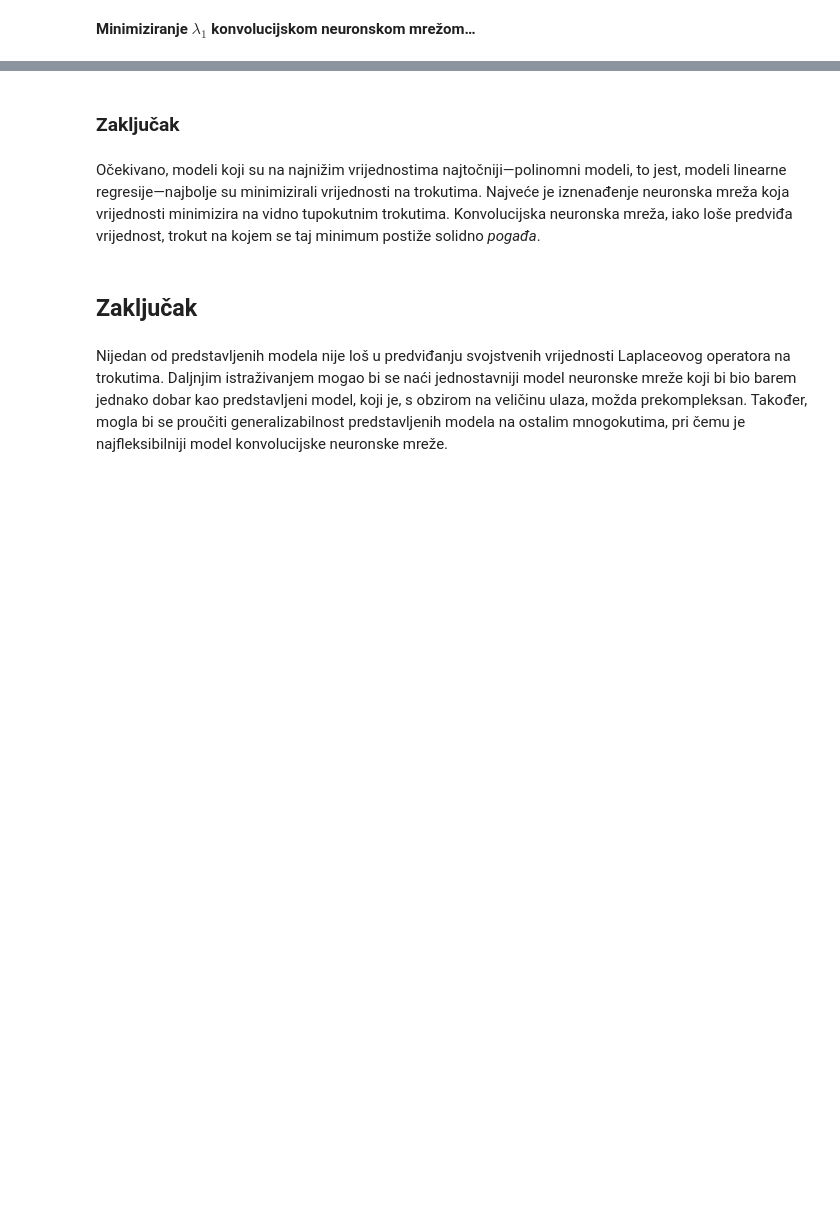
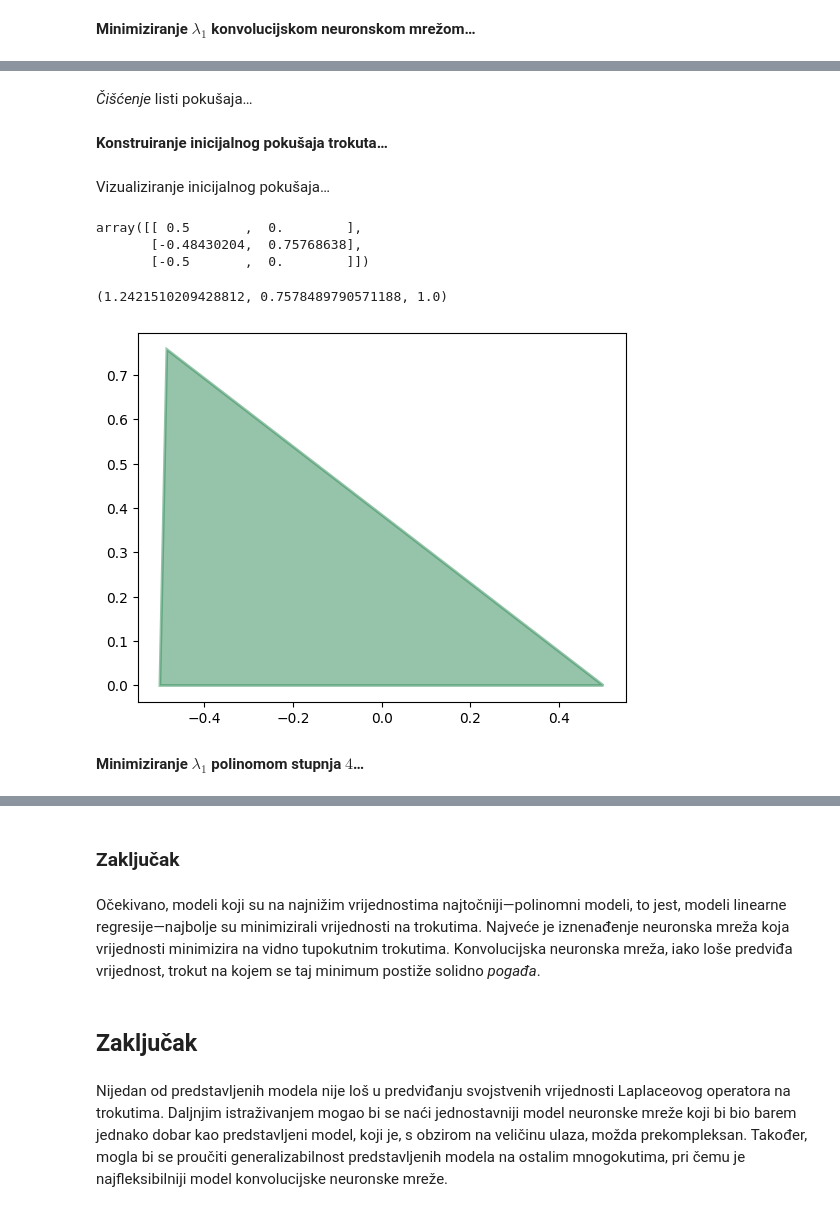
Before and after one commit to DavorPenzar/diplomski, a Jupyter notebook: code/Models.ipynb, the cells around one changed output, grey strips where cells are left out. Saved outputs shown, nothing was run; the diff lists cells and outputs as text; code cells hidden in the pictures; blank space fills up the shorter version.

```diff
--- a/code/Models.ipynb
+++ b/code/Models.ipynb
@@ -3501,0 +3880,2 @@ del T
+# %% [markdown]
+*Čišćenje* listi pokušaja&hellip;
@@ -3501,0 +3884,2 @@ del T
+# %% [markdown]
+**Konstruiranje inicijalnog pokušaja trokuta&hellip;**
@@ -3501,0 +3914,34 @@ del T
+# %% [markdown]
+Vizualiziranje inicijalnog pokušaja&hellip;
+# %%
+# Create a figure.
+fig = plt.figure(num = 'Initial guess')
+
+# Create a subplot.
+ax = fig.add_subplot(1, 1, 1)
+
+# Set the aspect of the plot to equal.
+ax.set_aspect('equal')
+
+# Visualise the initial guess.
+ax.fill(
+    T0[0:5:2],
+    T0[1:6:2],
+    alpha = 0.5,
+    color = 'seagreen',
+    linestyle = '-',
+    linewidth = 2.0
+)
+
+# Show the coordinates of the initial guess and its lengths of edges.
+display(T0.reshape((3, 2)))
+display(edges_lengths(T0))
+
+# Show the plots.
+plt.show()
+# %% [output]
+array([[ 0.5       ,  0.        ],
+       [-0.48430204,  0.75768638],
+       [-0.5       ,  0.        ]])
+(1.2421510209428812, 0.7578489790571188, 1.0)
+[figure, added]
@@ -3501,0 +3952,2 @@ del T
+# %% [markdown]
+**Minimiziranje $ \lambda_{1} $ polinomom stupnja $ 4 $&hellip;**
```
Also changed, not shown: parts of 98 cells of this notebook.
